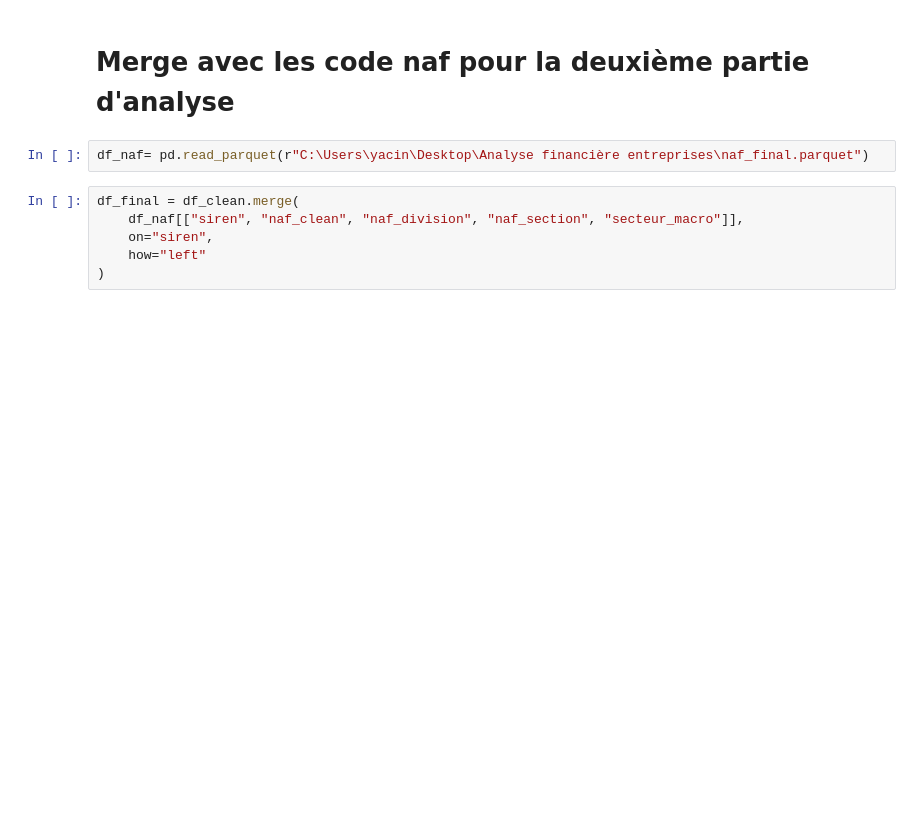
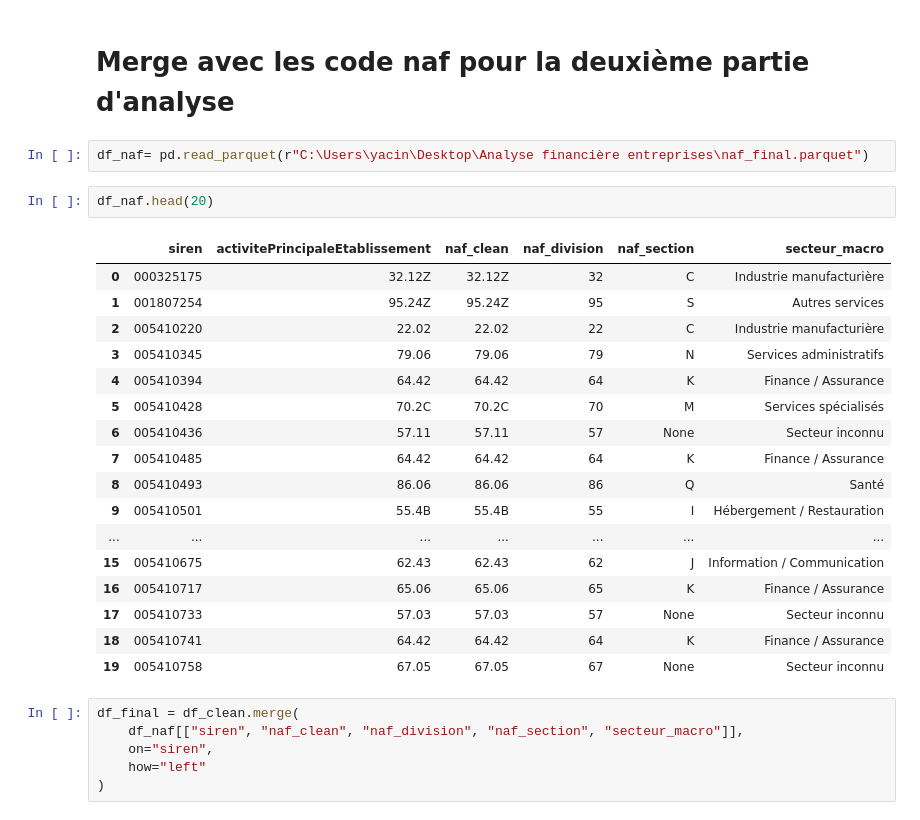
Before and after one commit to khelifaYacine/signaux-faibles-finance, a Jupyter notebook: 01_exploration.ipynb, the cells around one changed output. Cells and saved outputs as stored; diff of their text form; blank space fills up the shorter version.

Commit message:
head

```diff
--- a/01_exploration.ipynb
+++ b/01_exploration.ipynb
@@ -1060,6 +1060,26 @@ plt.show()
 # Merge avec les code naf pour la deuxième partie d'analyse
 # %%
 df_naf= pd.read_parquet(r"C:\Users\yacin\Desktop\Analyse financière entreprises\naf_final.parquet")
+# %%
+df_naf.head(20)
+# %% [output]
+|  | siren | activitePrincipaleEtablissement | naf_clean | naf_division | naf_section | secteur_macro |
+| 0 | 000325175 | 32.12Z | 32.12Z | 32 | C | Industrie manufacturière |
+| 1 | 001807254 | 95.24Z | 95.24Z | 95 | S | Autres services |
+| 2 | 005410220 | 22.02 | 22.02 | 22 | C | Industrie manufacturière |
+| 3 | 005410345 | 79.06 | 79.06 | 79 | N | Services administratifs |
+| 4 | 005410394 | 64.42 | 64.42 | 64 | K | Finance / Assurance |
+| 5 | 005410428 | 70.2C | 70.2C | 70 | M | Services spécialisés |
+| 6 | 005410436 | 57.11 | 57.11 | 57 | None | Secteur inconnu |
+| 7 | 005410485 | 64.42 | 64.42 | 64 | K | Finance / Assurance |
+| 8 | 005410493 | 86.06 | 86.06 | 86 | Q | Santé |
+| 9 | 005410501 | 55.4B | 55.4B | 55 | I | Hébergement / Restauration |
+| ... | ... | ... | ... | ... | ... | ... |
+| 15 | 005410675 | 62.43 | 62.43 | 62 | J | Information / Communication |
+| 16 | 005410717 | 65.06 | 65.06 | 65 | K | Finance / Assurance |
+| 17 | 005410733 | 57.03 | 57.03 | 57 | None | Secteur inconnu |
+| 18 | 005410741 | 64.42 | 64.42 | 64 | K | Finance / Assurance |
+| 19 | 005410758 | 67.05 | 67.05 | 67 | None | Secteur inconnu |
 # %%
 df_final = df_clean.merge(
     df_naf[["siren", "naf_clean", "naf_division", "naf_section", "secteur_macro"]],
```
